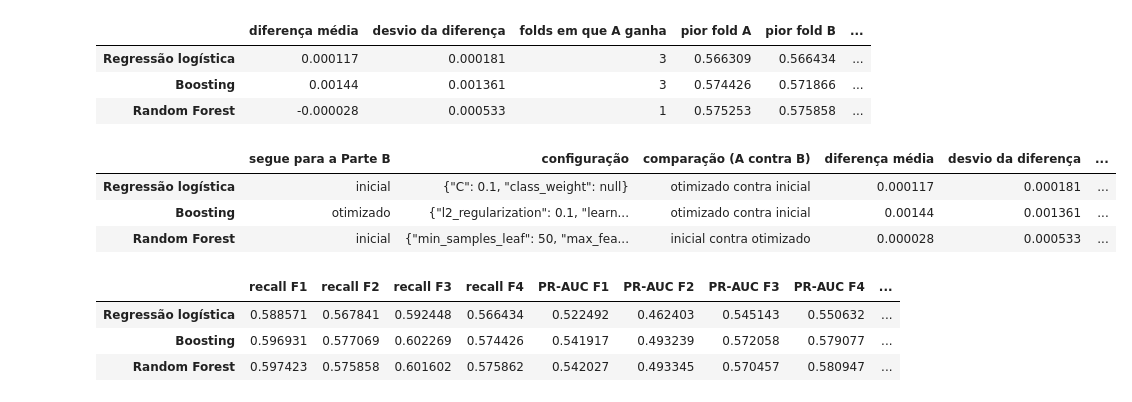
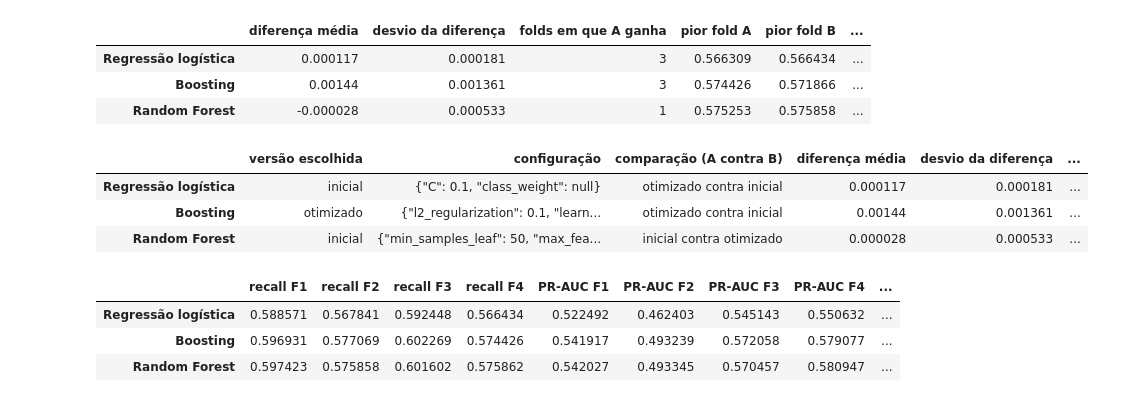
Before and after one commit to 1231478-Ellah-Fleischmann/MINDD-PROJETO, a Jupyter notebook: task4.ipynb, the cells around one changed output. Drawn from its saved outputs; the diff is of its cells as text; code cells hidden in the pictures.

Commit message:
alterações sem parte A e B

```diff
--- a/task4.ipynb
+++ b/task4.ipynb
@@ -273,18 +273,18 @@ pd.DataFrame({NOMES[m]: ot.veredicto(final[m]["otimizado"][0], final[m]["inicial
 | Boosting | 0.00144 | 0.001361 | 3 | 0.574426 | 0.571866 | ... |
 | Random Forest | -0.000028 | 0.000533 | 1 | 0.575253 | 0.575858 | ... |
 # %%
-# Que versão segue para a Parte B: regra completa da secção 8.9 (com os desempates)
+# Que versão segue: regra completa da secção 8.9 (com os desempates)
 versao, config_final, linhas = {}, {}, {}
 for m in MODELOS:
     v, tab = ot.decidir({"otimizado": final[m]["otimizado"][0], "inicial": final[m]["inicial"][0]},
                         simplicidade=["inicial", "otimizado"])
     versao[m] = v
     config_final[m] = INICIAL[m] if v == "inicial" else escolhida[m]
-    linhas[NOMES[m]] = {"segue para a Parte B": v, "configuração": json.dumps(config_final[m]),
+    linhas[NOMES[m]] = {"versão escolhida": v, "configuração": json.dumps(config_final[m]),
                         "comparação (A contra B)": tab.index[0], **tab.iloc[0].to_dict()}
 pd.DataFrame(linhas).T
 # %% [output]
-|  | segue para a Parte B | configuração | comparação (A contra B) | diferença média | desvio da diferença | ... |
+|  | versão escolhida | configuração | comparação (A contra B) | diferença média | desvio da diferença | ... |
 | Regressão logística | inicial | {"C": 0.1, "class_weight": null} | otimizado contra inicial | 0.000117 | 0.000181 | ... |
 | Boosting | otimizado | {"l2_regularization": 0.1, "learn... | otimizado contra inicial | 0.00144 | 0.001361 | ... |
 | Random Forest | inicial | {"min_samples_leaf": 50, "max_fea... | inicial contra otimizado | 0.000028 | 0.000533 | ... |
```
Also changed, not shown: parts of 7 cells of this notebook, 8 other files.
